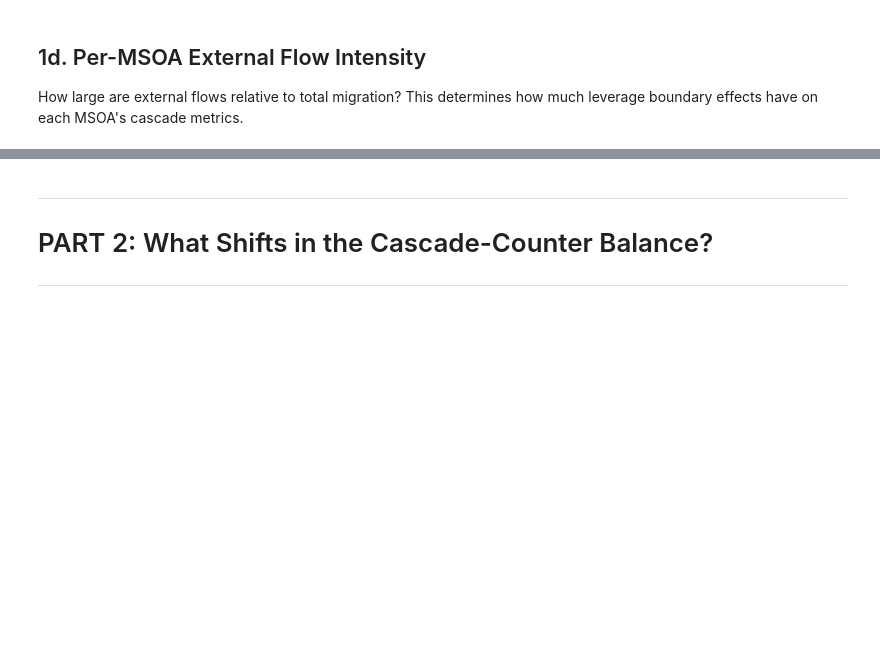
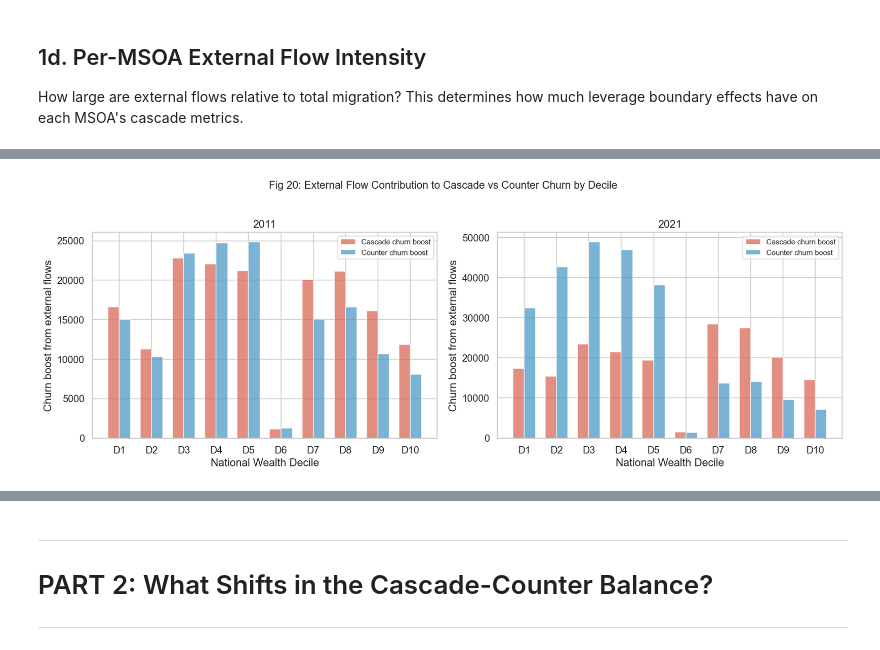
Before and after one commit to yxing82/CASA-Dissertation, a Jupyter notebook: scripts/eda_4_compare_natioanl_frame_and_london_only _20260624.ipynb, the cells around one changed output, grey strips where cells are left out. Cells and saved outputs as stored; diff of their text form; code cells hidden in the pictures; blank space fills up the shorter version.

```diff
--- a/scripts/eda_4_compare_natioanl_frame_and_london_only _20260624.ipynb
+++ b/scripts/eda_4_compare_natioanl_frame_and_london_only _20260624.ipynb
@@ -338,5 +497,5 @@ for yr in ['11', '21']:
 # %%
-# ── Fig 18: Cascade vs counter churn boost by decile ──────────
+# ── Fig 20: Cascade vs counter churn boost by decile ──────────
 fig, axes = plt.subplots(1, 2, figsize=(14, 5))
 x = np.arange(1, 11)
 w = 0.35
@@ -347,32 +506,34 @@ for idx, yr in enumerate(['11', '21']):
     counter_by_dec = []
 
     for d in range(1, 11):
         mask = df['Wealth_Decile_National'] == d
         iw_b = (df.loc[mask, f'Inflow_Wealthier_nat_{yr}'] -
                 df.loc[mask, f'Inflow_Wealthier_{yr}']).sum()
         op_b = (df.loc[mask, f'Outflow_Poorer_nat_{yr}'] -
                 df.loc[mask, f'Outflow_Poorer_{yr}']).sum()
         ow_b = (df.loc[mask, f'Outflow_Wealthier_nat_{yr}'] -
                 df.loc[mask, f'Outflow_Wealthier_{yr}']).sum()
         ip_b = (df.loc[mask, f'Inflow_Poorer_nat_{yr}'] -
                 df.loc[mask, f'Inflow_Poorer_{yr}']).sum()
         casc_by_dec.append(iw_b + op_b)
         counter_by_dec.append(ow_b + ip_b)
 
     ax.bar(x - w/2, casc_by_dec, w, label='Cascade churn boost',
            color='#d6604d', alpha=0.7)
     ax.bar(x + w/2, counter_by_dec, w, label='Counter churn boost',
            color='#4393c3', alpha=0.7)
     ax.axhline(0, color='black', lw=0.8)
     ax.set_xlabel('National Wealth Decile')
     ax.set_ylabel('Churn boost from external flows')
     ax.set_title(f'20{yr}')
     ax.set_xticks(x)
     ax.set_xticklabels([f'D{d}' for d in x])
     ax.legend(fontsize=9)
 
-fig.suptitle('Fig 18: External Flow Contribution to Cascade vs Counter Churn by Decile',
+fig.suptitle('Fig 20: External Flow Contribution to Cascade vs Counter Churn by Decile',
              fontsize=13, y=1.02)
 plt.tight_layout()
-plt.savefig(OUTPUT_DIR / 'fig_18_ext_cascade_counter_boost_by_decile.png', dpi=150)
+plt.savefig(OUTPUT_DIR / 'fig_20_ext_cascade_counter_boost_by_decile.png', dpi=150)
 plt.show()
+# %% [output]
+[figure, added]
```
Also changed, not shown: parts of 24 cells of this notebook, 7 other files.
